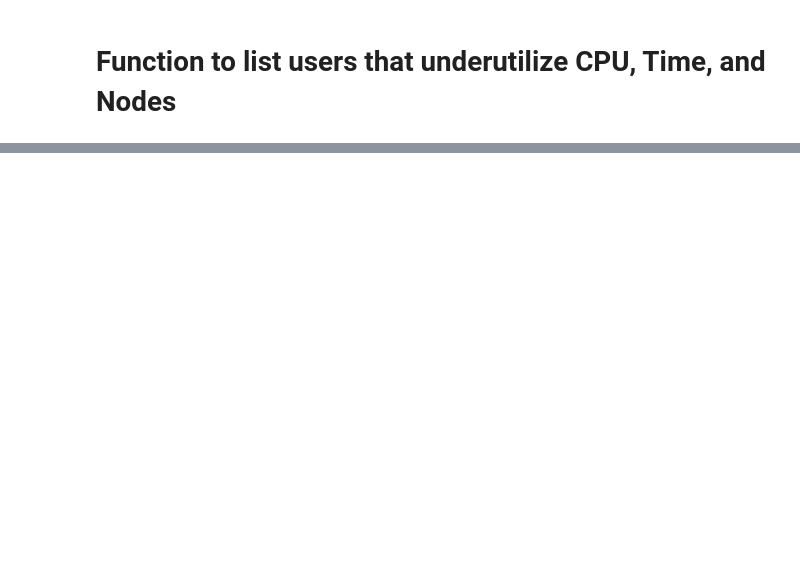
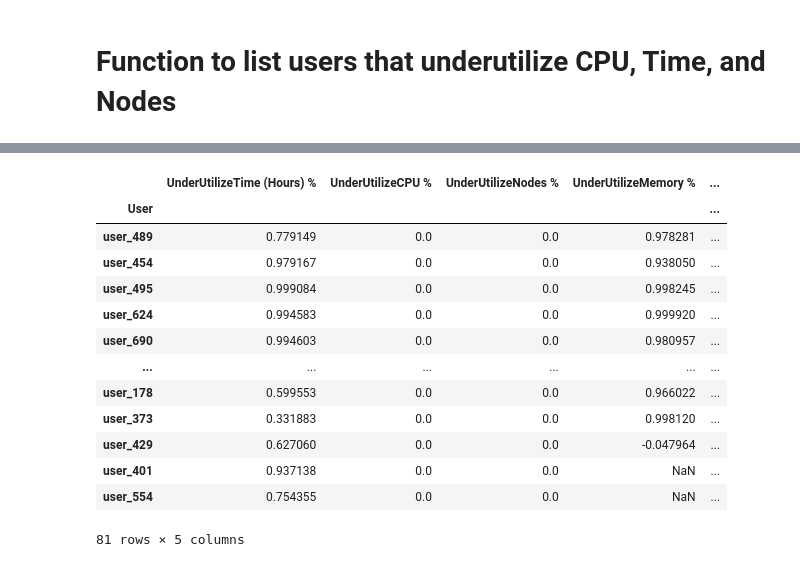
Before and after one commit to tairaeli/ICER_user_data_analytics, a Jupyter notebook: IdentifyUnderUtilizersSLURM-Analysis.ipynb, the cells around one changed output, grey strips where cells are left out. Saved outputs shown, nothing was run; the diff lists cells and outputs as text; code cells hidden in the pictures; blank space fills up the shorter version.

```diff
--- a/IdentifyUnderUtilizersSLURM-Analysis.ipynb
+++ b/IdentifyUnderUtilizersSLURM-Analysis.ipynb
@@ -322,0 +459,50 @@ memory usage: 719.1+ KB
+# %%
+def AggregateUnderutilization(filtered_data):
+    """
+    Aggregates underutilization by user, calculating max underutilize percentage for each column,
+    and counts the number of underutilization instances.
+
+    Parameters:
+    :param filtered_data: DataFrame after filtering underutilized jobs from FindUnterutilizerSLURM.
+
+    Returns:
+    DataFrame with 'User', 'MaxUnderUtilizeTime %', 'MaxUnderUtilizeCPU %', 'MaxUnderUtilizeNodes %',
+    'MaxUnderUtilizeMemory %', and 'UnderutilizationCount'.
+    """
+
+    # Aggregate max underutilization % per resource for each user
+    agg_funcs = {
+        'UnderUtilizeTime (Hours) %': 'max',
+        'UnderUtilizeCPU %': 'max',
+        'UnderUtilizeNodes %': 'max',
+        'UnderUtilizeMemory %': 'max',
+    }
+    max_underutilization = filtered_data.groupby('User').agg(agg_funcs)
+
+    # Count underutilization instances per user
+    underutilization_count = filtered_data.groupby('User').size().rename('UnderutilizationCount')
+
+    # Merge the two results
+    aggregated_data = pd.merge(max_underutilization, underutilization_count, left_index=True, right_index=True)
+
+    # Sort users by maximum underutilization count or a specific column
+    sorted_aggregated_data = aggregated_data.sort_values(by='UnderutilizationCount', ascending=False)
+
+    return sorted_aggregated_data
+# %%
+AggregateUnderutilization(Underutilized_df)
+# %% [output]
+|  | UnderUtilizeTime (Hours) % | UnderUtilizeCPU % | UnderUtilizeNodes % | UnderUtilizeMemory % | ... |
+| User |  |  |  |  | ... |
+| user_489 | 0.779149 | 0.0 | 0.0 | 0.978281 | ... |
+| user_454 | 0.979167 | 0.0 | 0.0 | 0.938050 | ... |
+| user_495 | 0.999084 | 0.0 | 0.0 | 0.998245 | ... |
+| user_624 | 0.994583 | 0.0 | 0.0 | 0.999920 | ... |
+| user_690 | 0.994603 | 0.0 | 0.0 | 0.980957 | ... |
+| ... | ... | ... | ... | ... | ... |
+| user_178 | 0.599553 | 0.0 | 0.0 | 0.966022 | ... |
+| user_373 | 0.331883 | 0.0 | 0.0 | 0.998120 | ... |
+| user_429 | 0.627060 | 0.0 | 0.0 | -0.047964 | ... |
+| user_401 | 0.937138 | 0.0 | 0.0 | NaN | ... |
+| user_554 | 0.754355 | 0.0 | 0.0 | NaN | ... |
+81 rows × 5 columns
```
Also changed, not shown: parts of 11 cells of this notebook.
